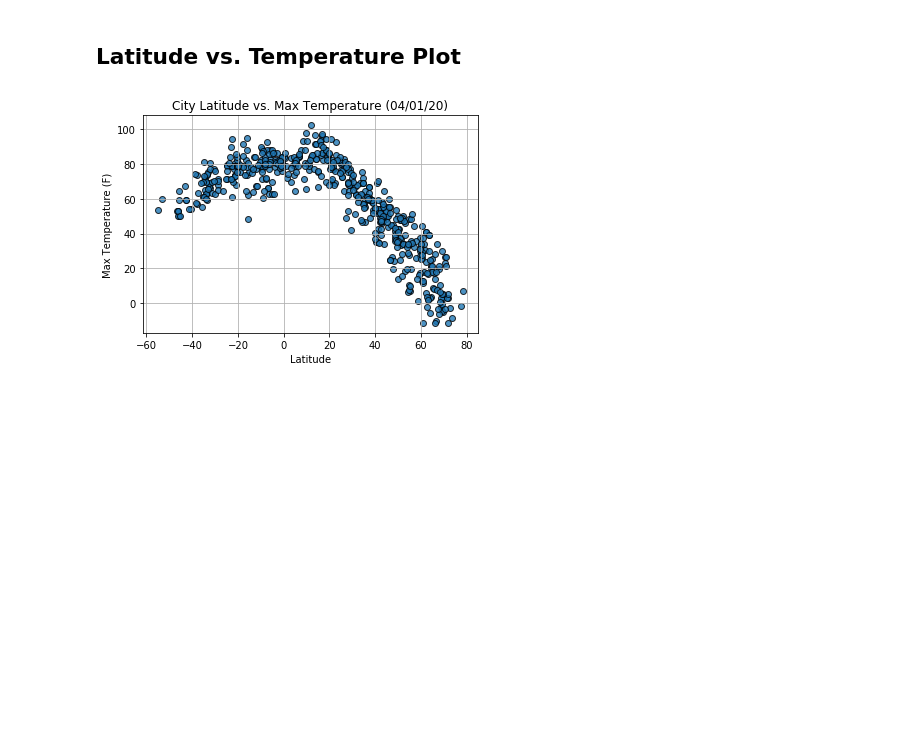
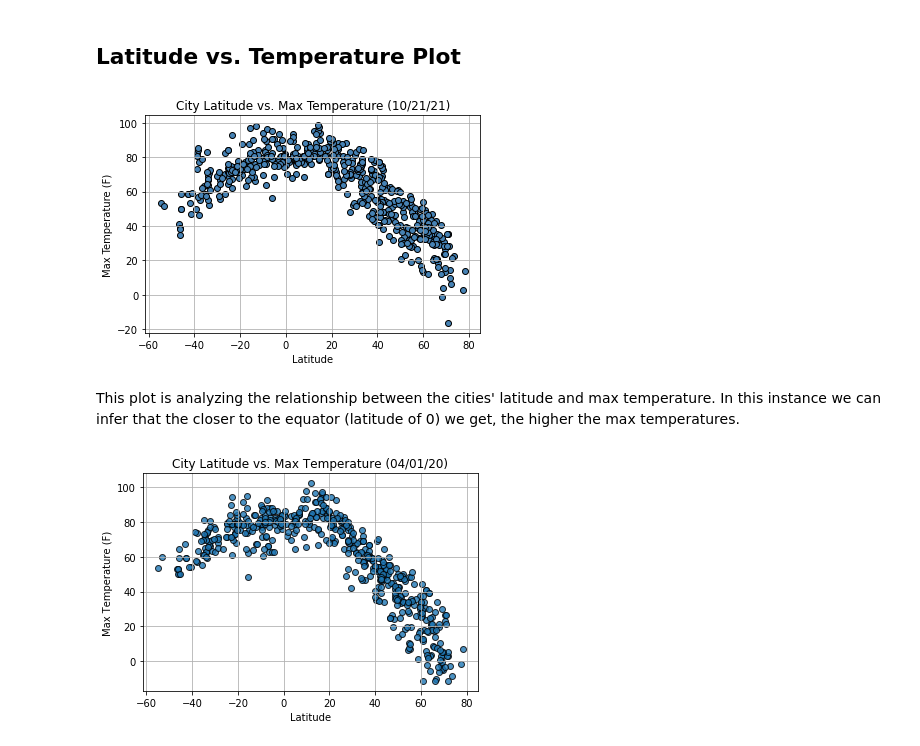
Before and after one commit to jennylynnlong/python-api-challenge, a Jupyter notebook: WeatherPy JL.ipynb, the cells around one changed output. Saved outputs shown, nothing was run; the diff lists cells and outputs as text; code cells hidden in the pictures; blank space fills up the shorter version.

Commit message:
First scatter plots complete
Moving on to linear regression models

```diff
--- a/WeatherPy JL.ipynb
+++ b/WeatherPy JL.ipynb
@@ -284,6 +284,27 @@ clean_city_data.head()
 * Save the plotted figures as .pngs.
 # %% [markdown]
 ## Latitude vs. Temperature Plot
+# %%
+# Create a scatter plot for latitude vs. temperature
+x_values = clean_city_data['Lat']
+y_values = clean_city_data['Max Temp']
+plt.scatter(x_values, y_values, marker='o', facecolors='steelblue', edgecolors='black')
+
+# create labels for chart
+plt.title('City Latitude vs. Max Temperature (10/21/21)')
+plt.ylabel('Max Temperature (F)')
+plt.xlabel('Latitude')
+
+# show grid
+plt.grid()
+
+# save image of chart
+plt.savefig('Instructions/output_data/Fig1.png')
+plt.show()
+# %% [output]
+[figure, added]
+# %% [markdown]
+This plot is analyzing the relationship between the cities' latitude and max temperature. In this instance we can infer that the closer to the equator (latitude of 0) we get, the higher the max temperatures.
 # %%
 # %% [output]
 [figure]
```
Also changed, not shown: parts of 6 cells of this notebook, 4 other files.
